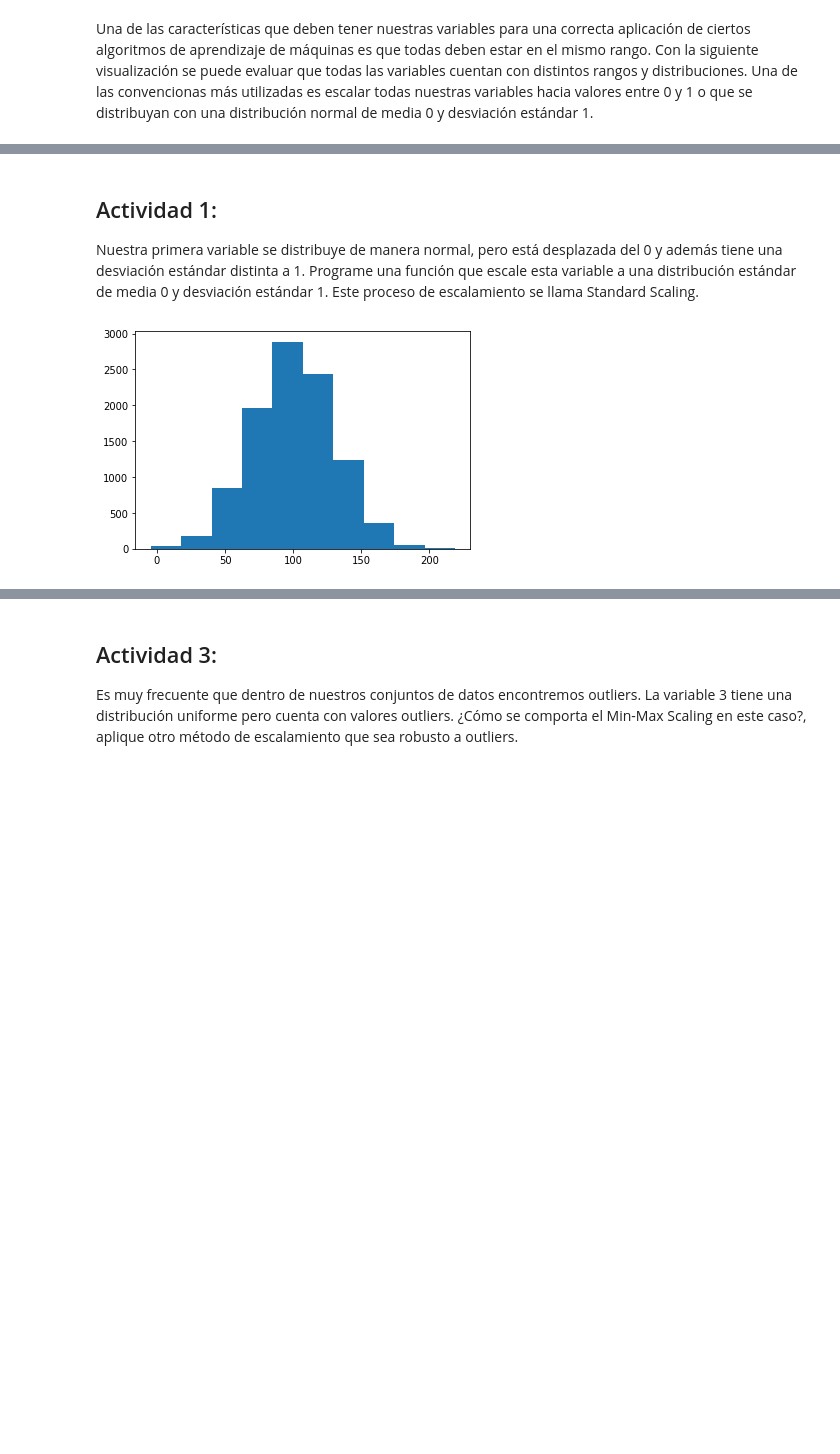
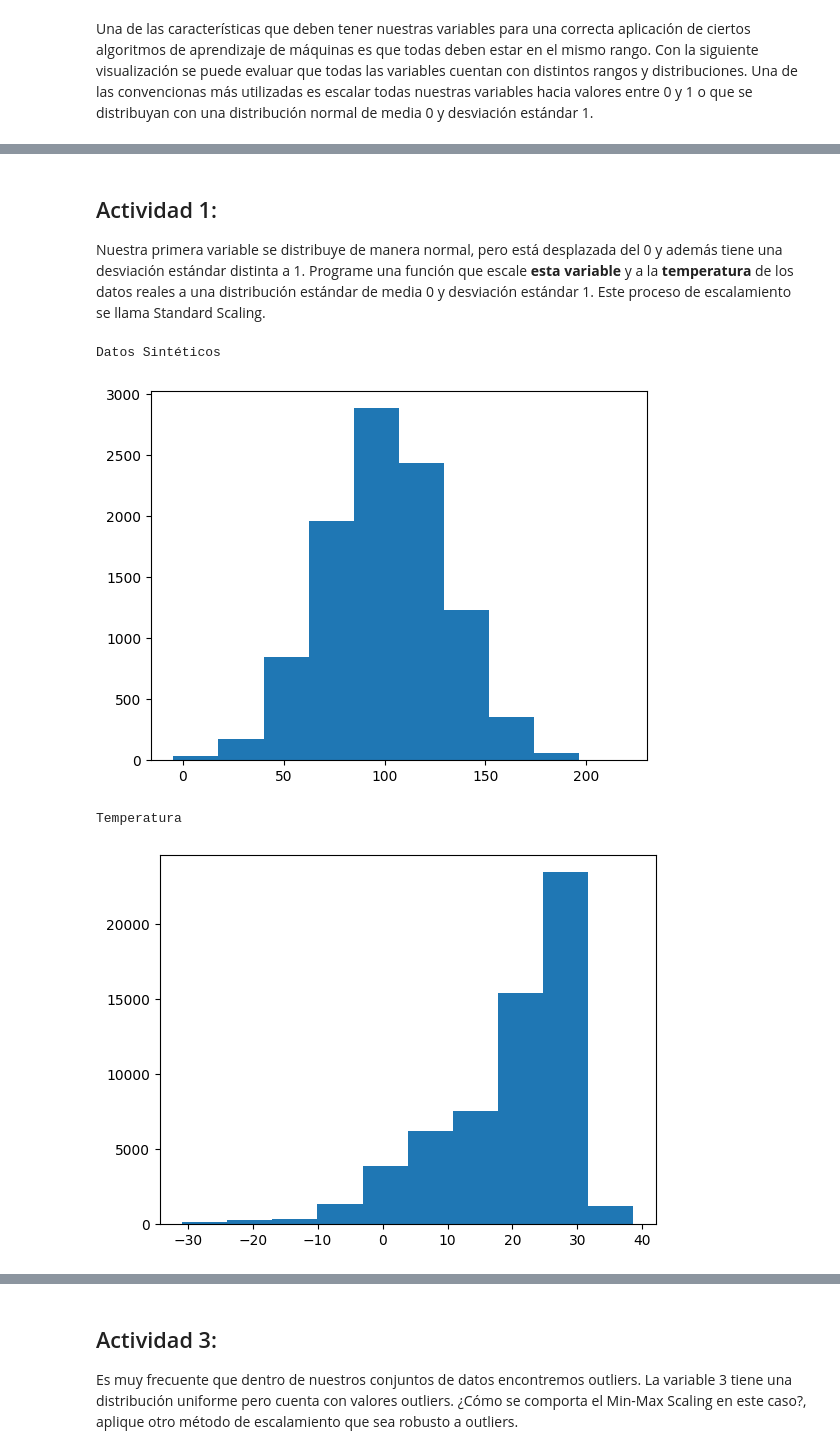
Before and after one commit to CCMunozB/Patrones, a Jupyter notebook: 1-preprocessing.ipynb, the cells around one changed output, grey strips where cells are left out. Drawn from its saved outputs; the diff is of its cells as text; code cells hidden in the pictures; blank space fills up the shorter version.

```diff
--- a/1-preprocessing.ipynb
+++ b/1-preprocessing.ipynb
@@ -22,0 +29,4 @@ import matplotlib.pyplot as plt
+# %%
+#Utilizamos Pandas y su función read_csv para leer el archivo csv.
+data = pd.read_csv("temperature.csv")
+data.head(5)
@@ -67,9 +83,20 @@ ParserError: ignored
 # %% [markdown]
 ## Actividad 1:
-Nuestra primera variable se distribuye de manera normal, pero está desplazada del 0 y además tiene una desviación estándar distinta a 1. Programe una función que escale esta variable a una distribución estándar de media 0 y desviación estándar 1. Este proceso de escalamiento se llama Standard Scaling.
+Nuestra primera variable se distribuye de manera normal, pero está desplazada del 0 y además tiene una desviación estándar distinta a 1. Programe una función que escale **esta variable** y a la **temperatura** de los datos reales a una distribución estándar de media 0 y desviación estándar 1. Este proceso de escalamiento se llama Standard Scaling.
-# %%
-plt.hist(x[:,0])
-plt.show()
-# %% [output]
-[figure, removed]
+# %%
+# La variable x es un conjunto de arrelos, por lo qué para acceder necesitamos indicales el índice que nos interesa (este caso es 0)
+print("Datos Sintéticos \n")
+plt.hist(x[:,0])
+plt.show()
+print()
+
+# Por otro lado, utilizando Pandas podemos acceder a los datos que nos interesa utilizando el nombre de la variable (este caso Temperature)
+print("Temperatura \n")
+plt.hist(data["Temperature"])
+plt.show()
+# %% [output]
+Datos Sintéticos
+[figure, added]
+Temperatura
+[figure, added]
 # %%
```
Also changed, not shown: parts of 22 cells of this notebook, 1 other file.
